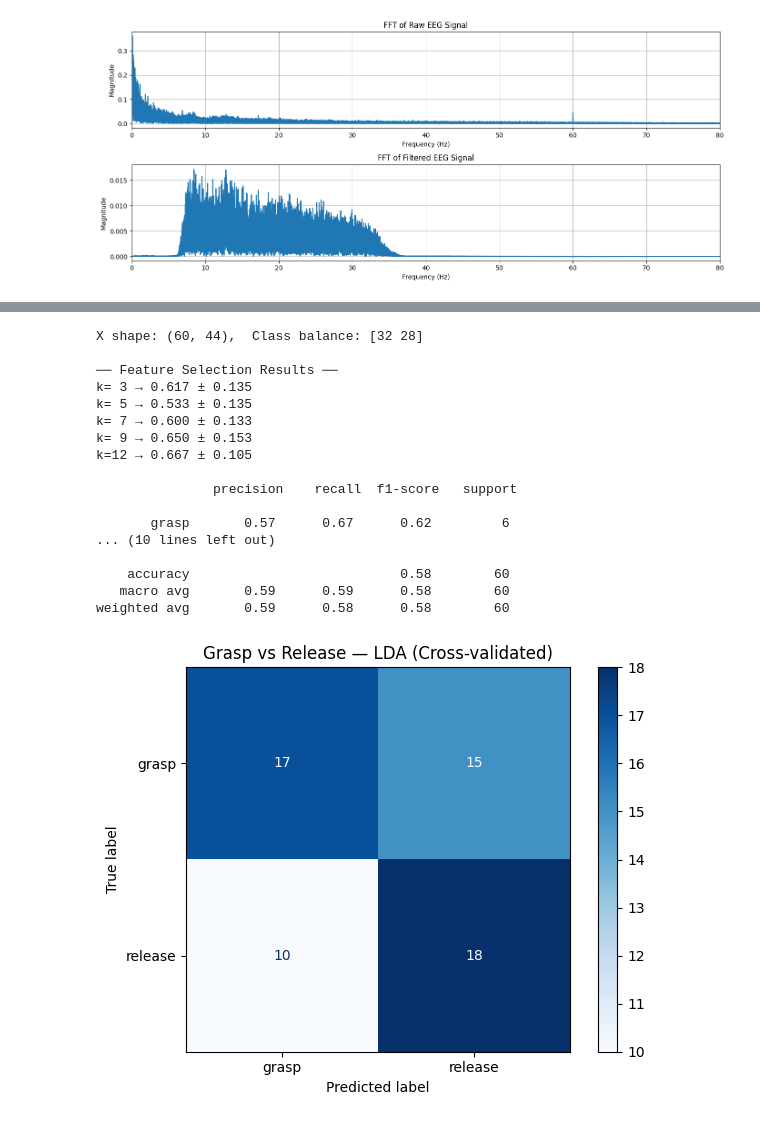
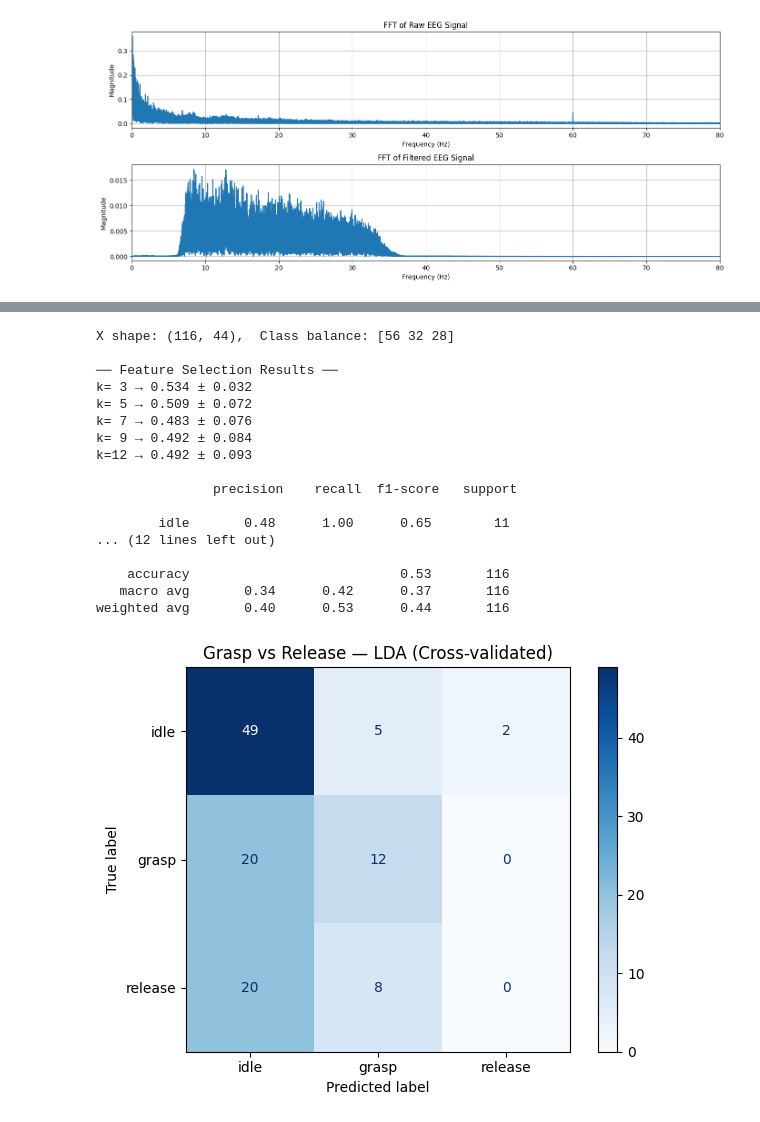
Before and after one commit to tarun-kumar-m75/EEG-BASED-INTENT-DRIVEN-SHARED-CONTROL-PROSTHETIC-ARM-SYSTEM, a Jupyter notebook: EEG.ipynb, the cells around one changed output, grey strips where cells are left out. Drawn from its saved outputs; the diff is of its cells as text; code cells hidden in the pictures.

Commit message:
Added idle class

```diff
--- a/EEG.ipynb
+++ b/EEG.ipynb
@@ -151,7 +151,7 @@ print("Event IDs found:", event_id)
 
 epochs = mne.Epochs(
     raw_filtered, events,
-    event_id={'grasp': event_id['T1'], 'release': event_id['T2']},
+    event_id={'idle': event_id['T0'], 'grasp': event_id['T1'], 'release': event_id['T2']},
     tmin=-0.2, tmax=1.0,
     baseline=(-0.2, 0),
     preload=True,
@@ -160,6 +160,7 @@ epochs = mne.Epochs(
 )
 
 print(f"Epochs surviving rejection: {len(epochs)}")
+print(f"Idle:    {sum(epochs.events[:,2] == event_id['T0'])}")
 print(f"Grasp:   {sum(epochs.events[:,2] == event_id['T1'])}")
 print(f"Release: {sum(epochs.events[:,2] == event_id['T2'])}")
 
@@ -290,46 +292,46 @@ X_tr, X_te, y_tr, y_te = train_test_split(X, y, test_size=0.2, stratify=y, rando
 best = Pipeline([('scaler', StandardScaler()), ('clf', SVC(kernel='rbf', C=1.0))])
 best.fit(X_tr, y_tr)
 
-print("\n", classification_report(y_te, best.predict(X_te), target_names=['grasp', 'release']))
+print("\n", classification_report(y_te, best.predict(X_te), target_names=['idle','grasp', 'release']))
 
 # ── Confusion matrix ──────────────────────────────────────────────────────
 from sklearn.model_selection import cross_val_predict
 
 best = Pipeline([
     ('scaler', StandardScaler()),
     ('select', SelectKBest(f_classif, k=3)),
     ('clf', LinearDiscriminantAnalysis())
 ])
 
 # Uses all 60 epochs — much more reliable than 12 sample split
 y_pred_cv = cross_val_predict(best, X, y, cv=StratifiedKFold(5))
 
-print(classification_report(y, y_pred_cv, target_names=['grasp', 'release']))
+print(classification_report(y, y_pred_cv, target_names=['idle','grasp', 'release']))
 
 ConfusionMatrixDisplay.from_predictions(
     y, y_pred_cv,
-    display_labels=['grasp', 'release'],
+    display_labels=['idle','grasp', 'release'],
     cmap='Blues'
 )
 plt.title("Grasp vs Release — LDA (Cross-validated)")
 plt.tight_layout()
 plt.show()
 # %% [output]
-X shape: (60, 44),  Class balance: [32 28]
+X shape: (116, 44),  Class balance: [56 32 28]
 
 ── Feature Selection Results ──
-k= 3 → 0.617 ± 0.135
-k= 5 → 0.533 ± 0.135
-k= 7 → 0.600 ± 0.133
-k= 9 → 0.650 ± 0.153
-k=12 → 0.667 ± 0.105
+k= 3 → 0.534 ± 0.032
+k= 5 → 0.509 ± 0.072
+k= 7 → 0.483 ± 0.076
+k= 9 → 0.492 ± 0.084
+k=12 → 0.492 ± 0.093
 
                precision    recall  f1-score   support
 
-       grasp       0.57      0.67      0.62         6
-... (10 lines left out)
+        idle       0.48      1.00      0.65        11
+... (12 lines left out)
 
-    accuracy                           0.58        60
-   macro avg       0.59      0.59      0.58        60
-weighted avg       0.59      0.58      0.58        60
+    accuracy                           0.53       116
+   macro avg       0.34      0.42      0.37       116
+weighted avg       0.40      0.53      0.44       116
-[figure, old version]
+[figure, new version]
```
Also changed, not shown: parts of 1 cell of this notebook.
